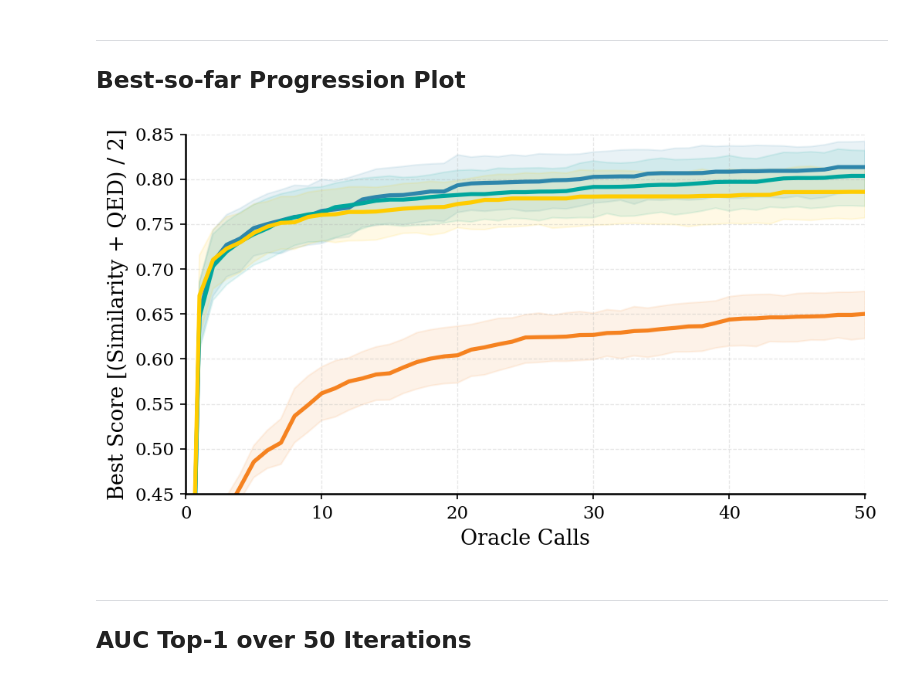
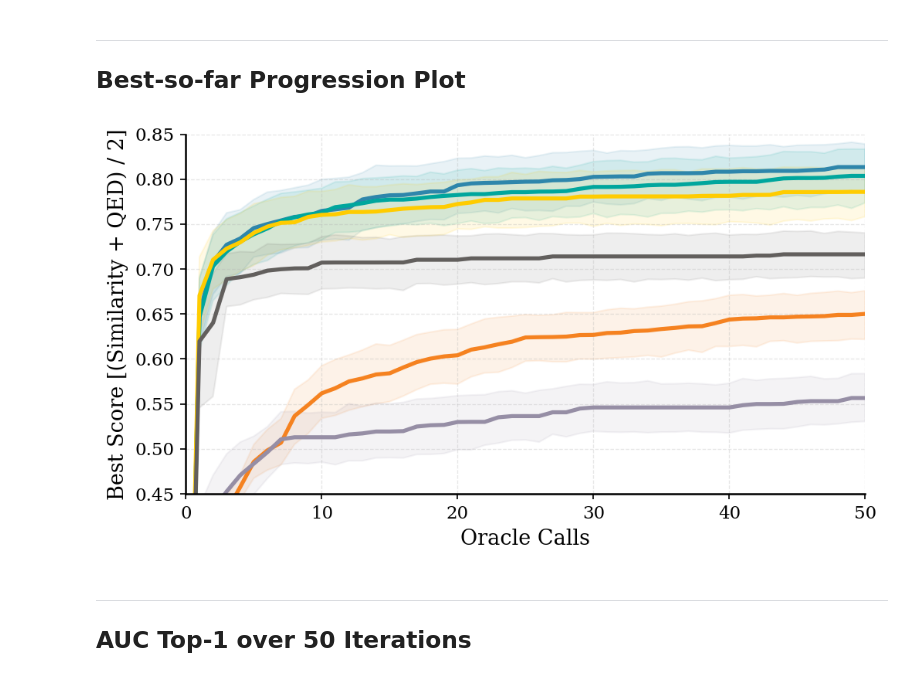
Before and after one commit to FabianKruger/molecule-optimization-agent, a Jupyter notebook: analysis/paper/xai_vs_no_xai_random_molecules.ipynb, the cells around one changed output. Saved outputs shown, nothing was run; the diff lists cells and outputs as text; code cells hidden in the pictures.

```diff
--- a/analysis/paper/xai_vs_no_xai_random_molecules.ipynb
+++ b/analysis/paper/xai_vs_no_xai_random_molecules.ipynb
@@ -39,24 +42,24 @@ def load_trace(p: Path) -> list:
     return d["trace"] if isinstance(d, dict) and "trace" in d else d
 
 
-def load_results_as_df(results_dir: Path, groups: list) -> pd.DataFrame:
+def load_results_as_df(groups: list) -> pd.DataFrame:
     """Load all results from JSON trace files into a DataFrame.
 
     Returns DataFrame with columns: model, target_molecule, iteration, score, smiles
     """
     rows = []
 
-    for display_name, folder_name in groups:
-        folder_path = results_dir / folder_name
-        files = sorted(folder_path.glob("sim_qed_pubchem_*.json"))
+    for display_name, base_dir, folder_name in groups:
+        folder_path = base_dir / folder_name
+        files = sorted(folder_path.glob("*.json"))
 
         if not files:
-            raise FileNotFoundError(f"No files in {folder_path} matching sim_qed_pubchem_*.json")
+            raise FileNotFoundError(f"No JSON files found in {folder_path}")
 
-        for file_path in files:
-            # Extract target molecule (e.g., "mol1", "mol2") from filename
-            mol_match = re.search(r'mol\d+', file_path.name)
-            target_molecule = mol_match.group() if mol_match else "unknown"
+        for file_idx, file_path in enumerate(files, start=1):
+            # Extract target identifier from filename (e.g., mol1 or target1)
+            target_match = re.search(r'(?:mol|target)\d+', file_path.name)
+            target_molecule = target_match.group() if target_match else f"target_{file_idx}"
 
             try:
                 trace = load_trace(file_path)
@@ -75,7 +78,7 @@ def load_results_as_df(results_dir: Path, groups: list) -> pd.DataFrame:
 
 
 # Load all results
-df = load_results_as_df(RESULTS_DIR, GROUPS)
+df = load_results_as_df(GROUPS)
 # %% [markdown]
 ---
 ## Best-so-far Progression Plot
@@ -119,27 +122,32 @@ plt.rcParams.update({
 fig, ax = plt.subplots(figsize=(7, 4), dpi=150)
 
 # Define color palette for explanation conditions
-unique_models = df_plot['model'].unique()
 model_colors = {
-    'Claude Opus 4.5 (Full XAI)': '#2E86AB',
-    'Claude Opus 4.5 (Partial XAI)': '#00a69d',
-    'Claude Opus 4.5 (No XAI)': '#ffcc00',
-    'Claude Opus 4.5 (No XAI, no description)': '#f58220',
+    'Full Explanation': '#2E86AB',
+    'Partial Explanation': '#00a69d',
+    'No Explanation': '#ffcc00',
+    'No Description': '#f58220',
+    'LLM zero-shot batch (No Description)': '#968EA5',
+    'LLM zero-shot batch': '#625f5d',
 }
 
 # Define legend order and labels
 legend_order = [
-    'Claude Opus 4.5 (Full XAI)',
-    'Claude Opus 4.5 (Partial XAI)',
-    'Claude Opus 4.5 (No XAI)',
-    'Claude Opus 4.5 (No XAI, no description)',
+    'Full Explanation',
+    'Partial Explanation',
+    'No Explanation',
+    'No Description',
+    'LLM zero-shot batch (No Description)',
+    'LLM zero-shot batch',
 ]
 
 legend_labels = {
-    'Claude Opus 4.5 (Full XAI)': 'Full explanations',
-    'Claude Opus 4.5 (Partial XAI)': 'Partial explanations',
-    'Claude Opus 4.5 (No XAI)': 'No explanations',
-    'Claude Opus 4.5 (No XAI, no description)': 'No description',
+    'Full Explanation': 'Full explanations',
+    'Partial Explanation': 'Partial explanations',
+    'No Explanation': 'No explanations',
+    'No Description': 'No description',
+    'LLM zero-shot batch (No Description)': 'LLM zero-shot batch (No Description)',
+    'LLM zero-shot batch': 'LLM zero-shot batch',
 }
 
 # Plot with seaborn (mean + 95% bootstrap CI)
@@ -164,34 +172,34 @@ ax.set_ylim(0.45, 0.85)
 ax.grid(True, alpha=0.3, linestyle='--', linewidth=0.6)
 ax.spines['top'].set_visible(False)
 ax.spines['right'].set_visible(False)
 
 # Conditionally show/hide legend
 if SHOW_LEGEND:
     handles, labels = ax.get_legend_handles_labels()
     new_labels = [legend_labels.get(label, label) for label in labels]
     legend = ax.legend(
         handles,
         new_labels,
         title='Model',
         frameon=True,
         fancybox=False,
         shadow=False,
         framealpha=0.95,
         edgecolor='black',
         loc='lower right'
     )
     legend.get_frame().set_linewidth(0.5)
 else:
     ax.get_legend().remove()
 
 plt.tight_layout()
 
 # Save figure as PDF
 plt.savefig('./figures/xai_vs_no_xai_random_molecules.pdf', format='pdf', bbox_inches='tight', dpi=300)
 
 plt.show()
 # %% [output]
-[figure, old version]
+[figure, new version]
 # %% [markdown]
 ---
 ## AUC Top-1 over 50 Iterations
```
Also changed, not shown: parts of 2 cells of this notebook, 3 other files.
